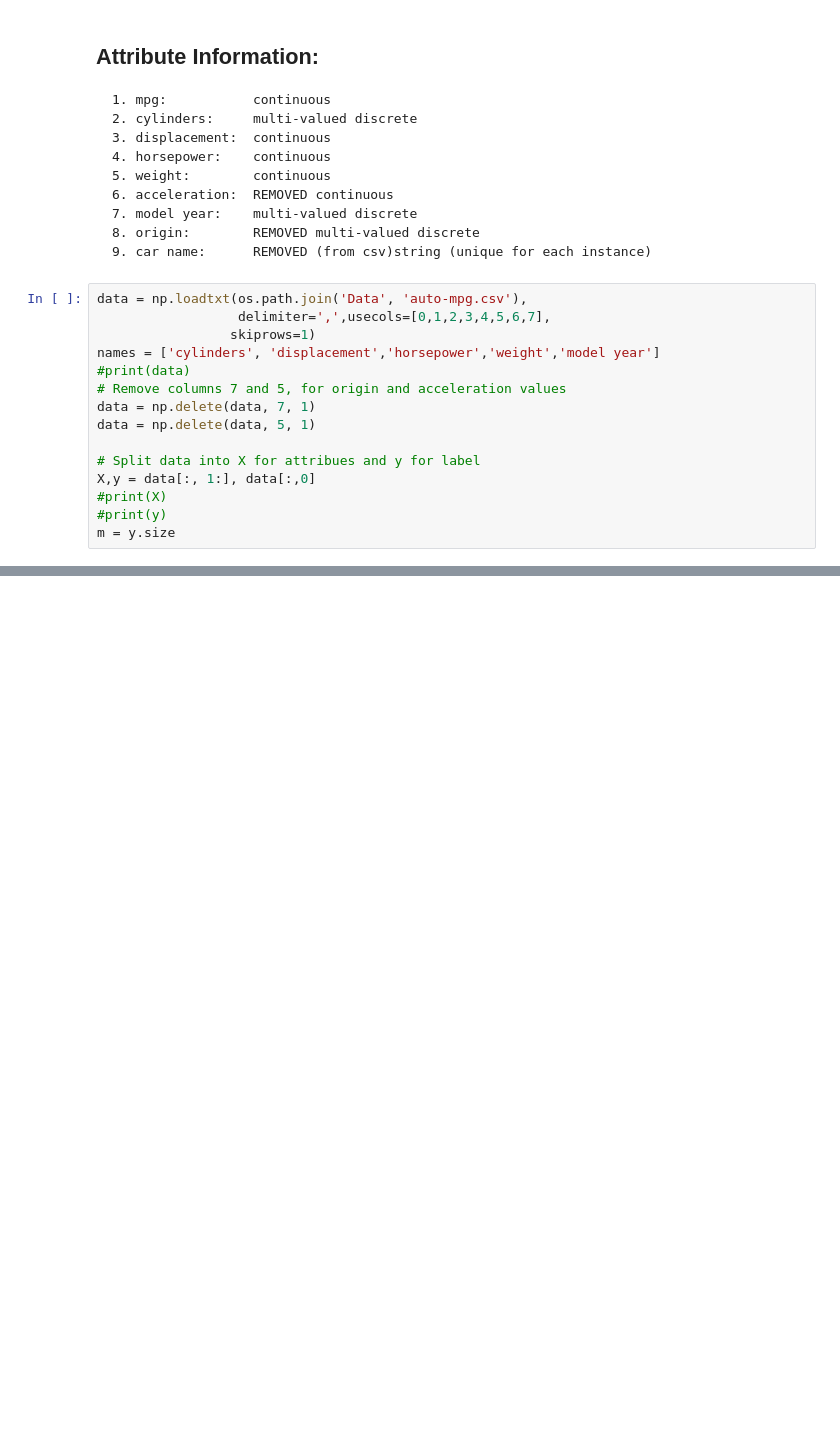
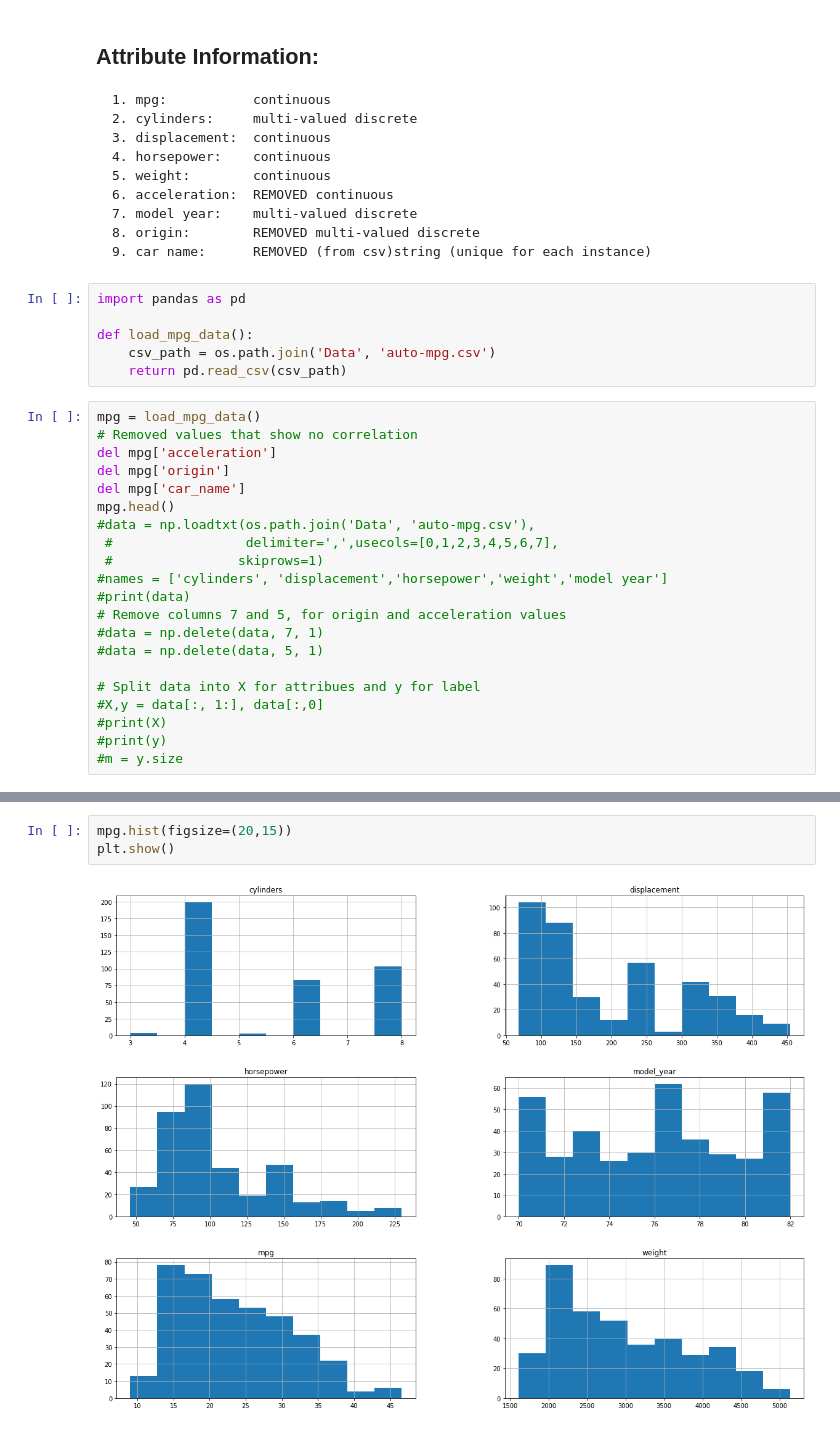
Before and after one commit to thompsonb908/Machine-Learning-Mini-Projects, a Jupyter notebook: mini-project-1/mini_project_1.ipynb, the cells around one changed output, grey strips where cells are left out. Drawn from its saved outputs; the diff is of its cells as text; blank space fills up the shorter version.

```diff
--- a/mini-project-1/mini_project_1.ipynb
+++ b/mini-project-1/mini_project_1.ipynb
@@ -44,18 +44,30 @@ Missing Values?: Yes
     7. model year:    multi-valued discrete
     8. origin:        REMOVED multi-valued discrete
     9. car name:      REMOVED (from csv)string (unique for each instance)
+# %%
+import pandas as pd
+
+def load_mpg_data():
+    csv_path = os.path.join('Data', 'auto-mpg.csv')
+    return pd.read_csv(csv_path)
 # %%
-data = np.loadtxt(os.path.join('Data', 'auto-mpg.csv'),
-                  delimiter=',',usecols=[0,1,2,3,4,5,6,7],
-                 skiprows=1)
-names = ['cylinders', 'displacement','horsepower','weight','model year']
+mpg = load_mpg_data()
+# Removed values that show no correlation
+del mpg['acceleration']
+del mpg['origin']
+del mpg['car_name']
+mpg.head()
+#data = np.loadtxt(os.path.join('Data', 'auto-mpg.csv'),
+ #                 delimiter=',',usecols=[0,1,2,3,4,5,6,7],
+ #                skiprows=1)
+#names = ['cylinders', 'displacement','horsepower','weight','model year']
 #print(data)
 # Remove columns 7 and 5, for origin and acceleration values
-data = np.delete(data, 7, 1)
-data = np.delete(data, 5, 1)
+#data = np.delete(data, 7, 1)
+#data = np.delete(data, 5, 1)
 
 # Split data into X for attribues and y for label
-X,y = data[:, 1:], data[:,0]
+#X,y = data[:, 1:], data[:,0]
 #print(X)
 #print(y)
-m = y.size
+#m = y.size
@@ -89,0 +109,5 @@ for i in range(len(names)):
+# %%
+mpg.hist(figsize=(20,15))
+plt.show()
+# %% [output]
+[figure, added]
```
Also changed, not shown: parts of 15 cells of this notebook.
